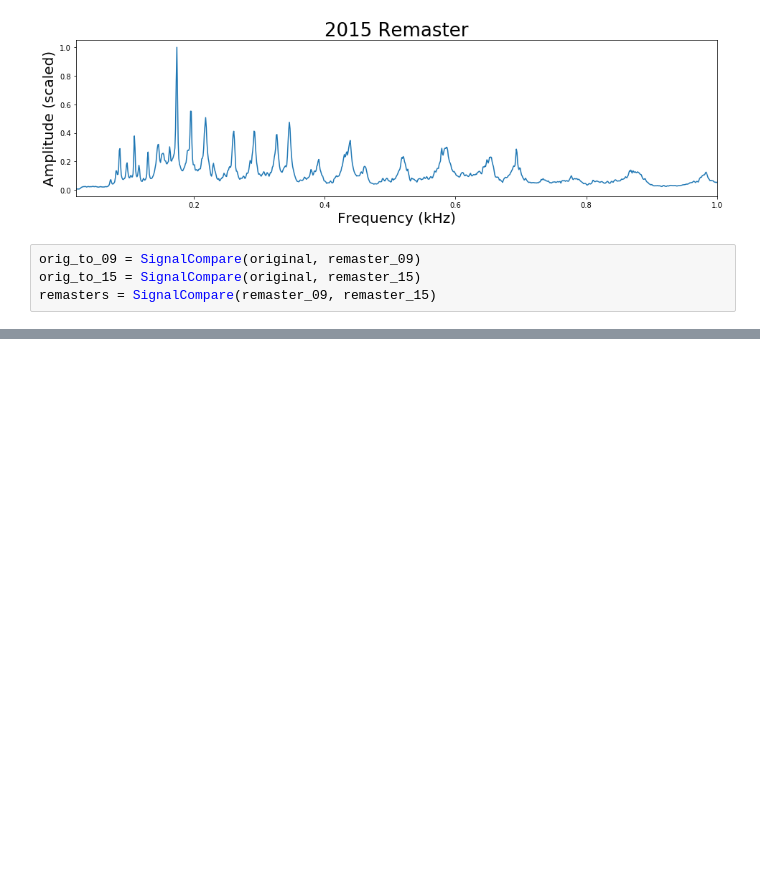
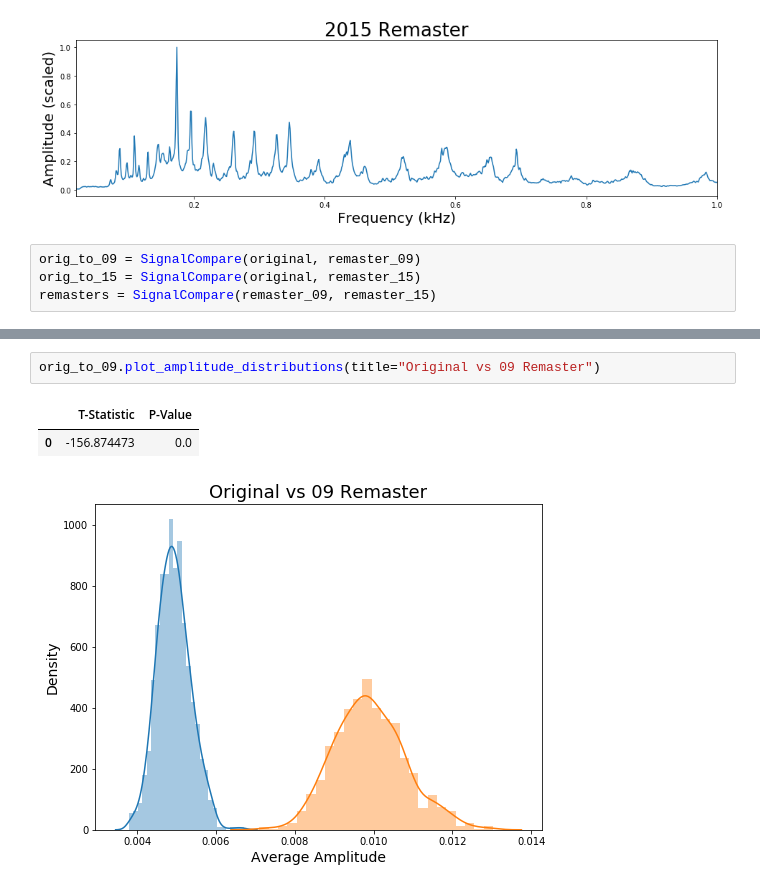
Before and after one commit to QED0711/audio_analyzer, a Jupyter notebook: main.ipynb, the cells around one changed output, grey strips where cells are left out. Cells and saved outputs as stored; diff of their text form; blank space fills up the shorter version.

```diff
--- a/main.ipynb
+++ b/main.ipynb
@@ -34,0 +41,6 @@ remasters.plot_attenuation_graph(frange=(20,1000), plot_original=True, cmap='vir
+# %%
+orig_to_09.plot_amplitude_distributions(title="Original vs 09 Remaster")
+# %% [output]
+|  | T-Statistic | P-Value |
+| 0 | -156.874473 | 0.0 |
+[figure, added]
```
Also changed, not shown: parts of 6 cells of this notebook, 1 other file.
